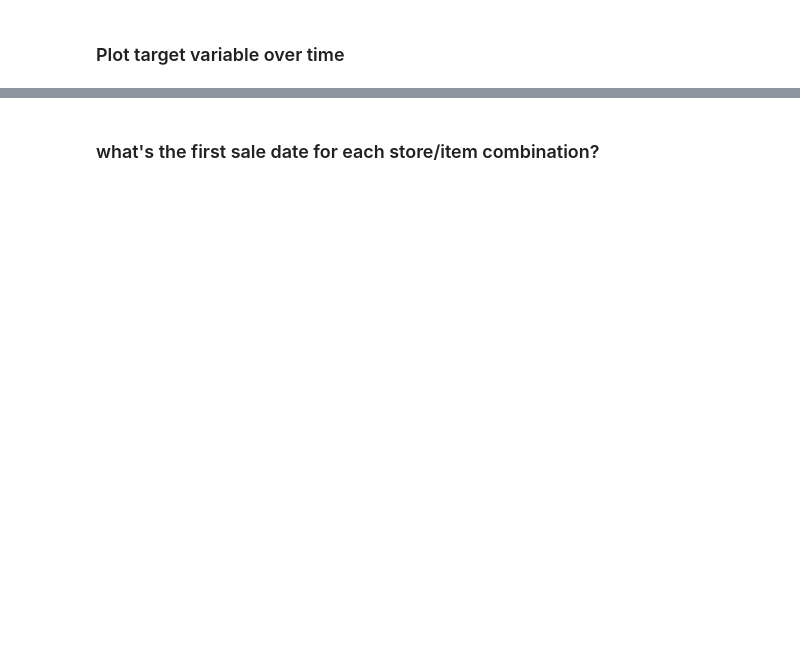
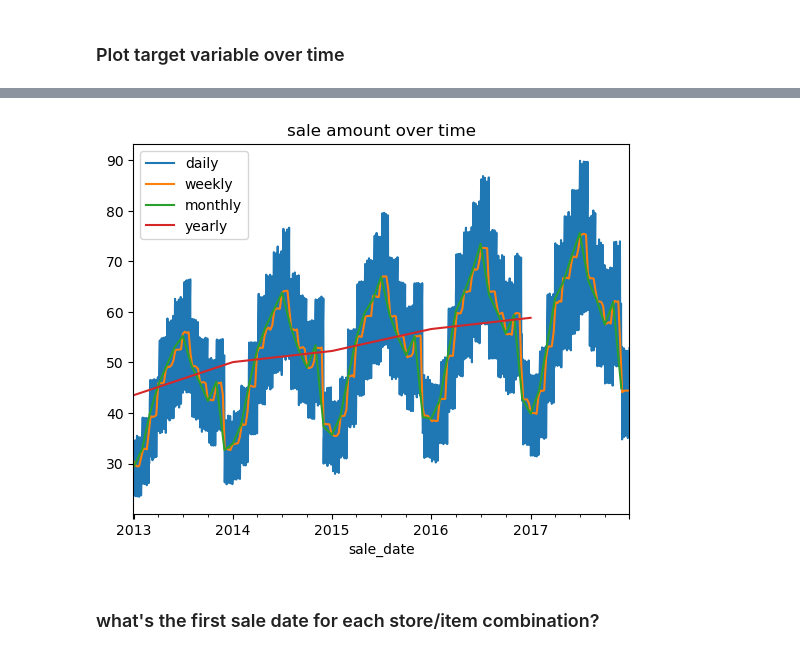
Before and after one commit to CodeupClassroom/pagel-time-series, a Jupyter notebook: prepare_lesson.ipynb, the cells around one changed output, grey strips where cells are left out. Saved outputs shown, nothing was run; the diff lists cells and outputs as text; code cells hidden in the pictures; blank space fills up the shorter version.

```diff
--- a/prepare_lesson.ipynb
+++ b/prepare_lesson.ipynb
@@ -46,0 +185,2 @@ formatting info: https://docs.python.org/3/library/datetime.html#strftime-and-st
+# %%
+df.sale_date = df.sale_date.str.strip()
@@ -46,0 +202,2 @@ formatting info: https://docs.python.org/3/library/datetime.html#strftime-and-st
+# %%
+df.sale_date = pd.to_datetime(df.sale_date, format = '%a, %d %b %Y')
@@ -47,2 +219,4 @@ formatting info: https://docs.python.org/3/library/datetime.html#strftime-and-st
 # %% [markdown]
 #### 2. Set the datetime column as Index
+# %%
+df = df.set_index('sale_date')
@@ -49,2 +233,4 @@ formatting info: https://docs.python.org/3/library/datetime.html#strftime-and-st
 # %% [markdown]
 #### 3. Sort the datetime index
+# %%
+df = df.sort_index()
@@ -92,9 +398,16 @@ Target variable: sale_amount
 # %%
 # plt.figure(figsize=(10,6))
 
+df.resample('D').mean().sale_amount.plot(label='daily')
+df.resample('W').mean().sale_amount.plot(label='weekly')
+df.resample('M').mean().sale_amount.plot(label='monthly')
+df.resample('Y').mean().sale_amount.plot(label='yearly')
 
-# plt.title('sale amount over time')
-# plt.legend()
-# plt.show()
+
+plt.title('sale amount over time')
+plt.legend()
+plt.show()
+# %% [output]
+[figure, added]
 # %% [markdown]
 ### what's the first sale date for each store/item combination?
```
Also changed, not shown: parts of 49 cells of this notebook.
